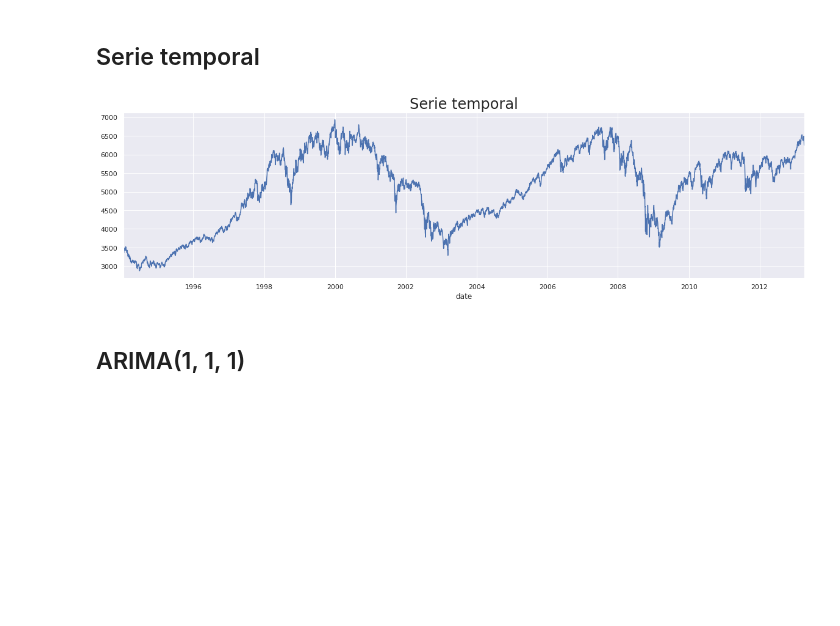
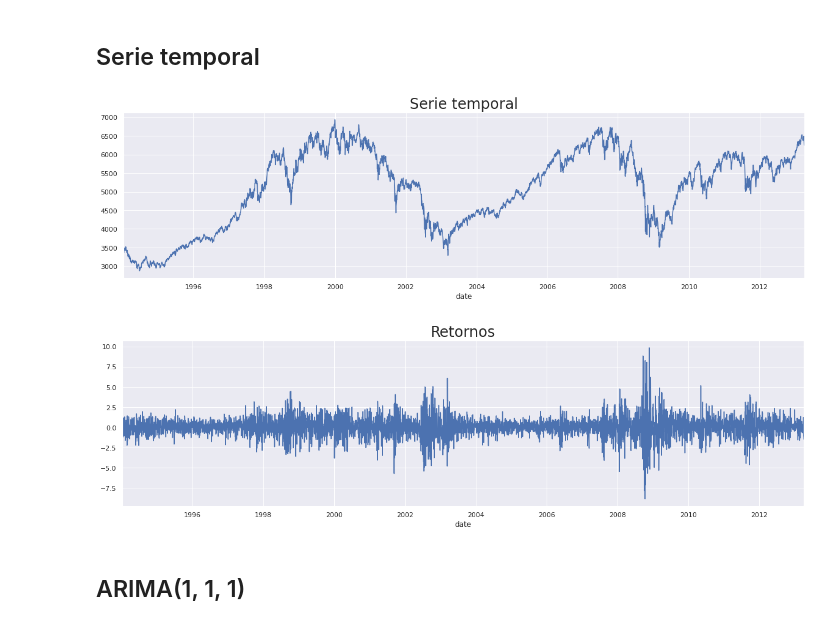
Before and after one commit to cccg8105/notebook_AD, a Jupyter notebook: template Series temporales/ARIMA.ipynb, the cells around one changed output. Drawn from its saved outputs; the diff is of its cells as text; code cells hidden in the pictures; blank space fills up the shorter version.

```diff
--- a/template Series temporales/ARIMA.ipynb
+++ b/template Series temporales/ARIMA.ipynb
@@ -81,11 +82,16 @@ df, df_test = df_comp.iloc[:size], df_comp.iloc[size:]
 # %% [markdown]
 ## Serie temporal
 # %%
-df.analizedValue.plot(figsize = (20,5))
+df['analizedValue'].plot(figsize = (20,5))
 plt.title("Serie temporal", size= 24)
 plt.show()
+
+df['returns'].plot(figsize = (20,5))
+plt.title("Retornos", size= 24)
+plt.show()
 # %% [output]
 [figure]
+[figure, added]
 # %% [markdown]
 ## ARIMA(1, 1, 1)
 # %%
```
Also changed, not shown: parts of 9 cells of this notebook.
